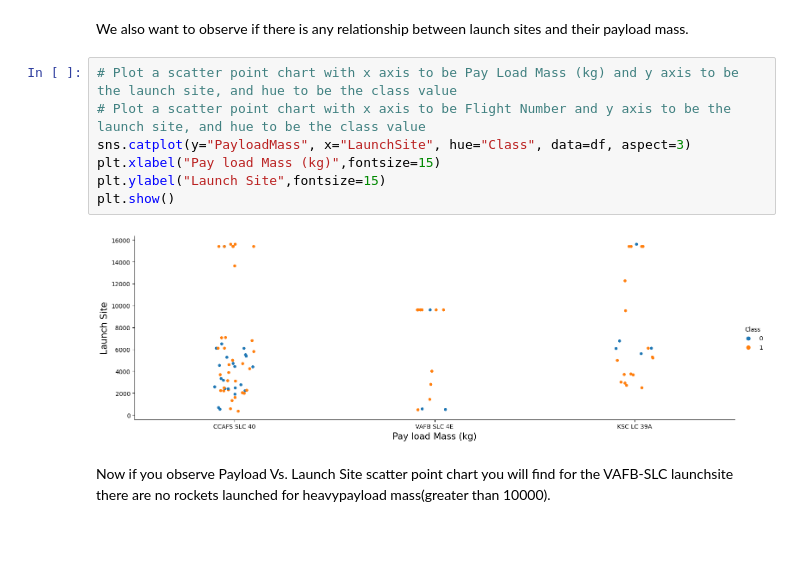
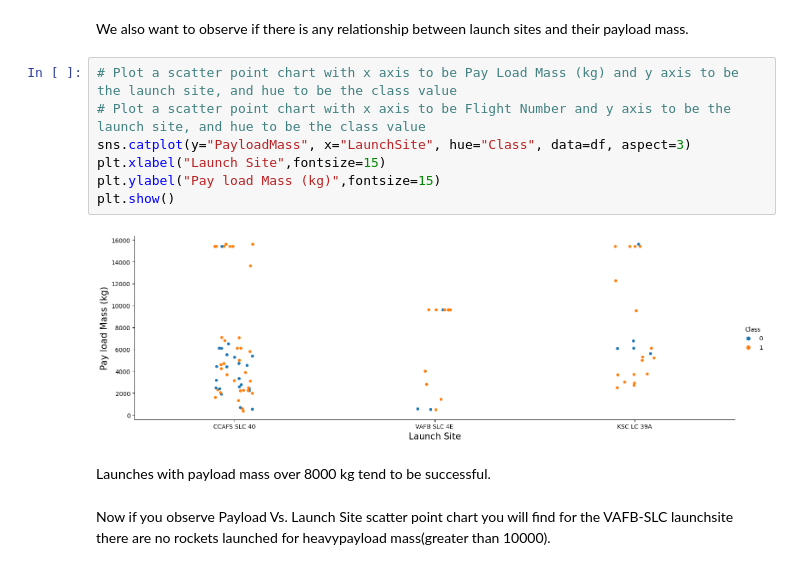
Before and after one commit to novikpl/course_10, a Jupyter notebook: eda-visual.ipynb, the cells around one changed output. Saved outputs shown, nothing was run; the diff lists cells and outputs as text; blank space fills up the shorter version.

```diff
--- a/eda-visual.ipynb
+++ b/eda-visual.ipynb
@@ -100,12 +102,14 @@ We also want to observe if there is any relationship between launch sites and th
 # %%
 # Plot a scatter point chart with x axis to be Pay Load Mass (kg) and y axis to be the launch site, and hue to be the class value
 # Plot a scatter point chart with x axis to be Flight Number and y axis to be the launch site, and hue to be the class value
 sns.catplot(y="PayloadMass", x="LaunchSite", hue="Class", data=df, aspect=3)
-plt.xlabel("Pay load Mass (kg)",fontsize=15)
-plt.ylabel("Launch Site",fontsize=15)
+plt.xlabel("Launch Site",fontsize=15)
+plt.ylabel("Pay load Mass (kg)",fontsize=15)
 plt.show()
 # %% [output]
-[figure, old version]
+[figure, new version]
+# %% [markdown]
+Launches with payload mass over 8000 kg tend to be successful.
 # %% [markdown]
 Now if you observe Payload Vs. Launch Site scatter point chart you will find for the VAFB-SLC  launchsite there are no  rockets  launched for  heavypayload mass(greater than 10000).
 # %% [markdown]
```
Also changed, not shown: parts of 6 cells of this notebook, 2 other files.
